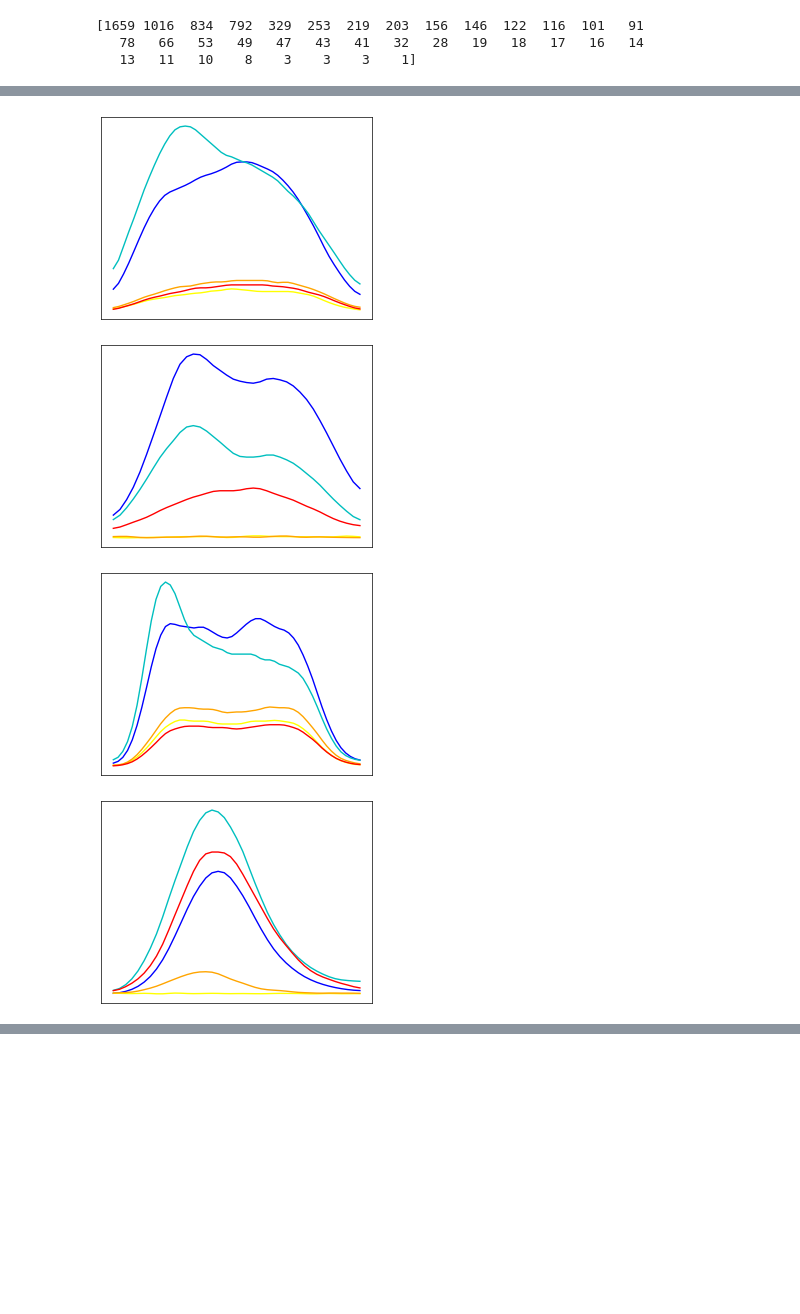
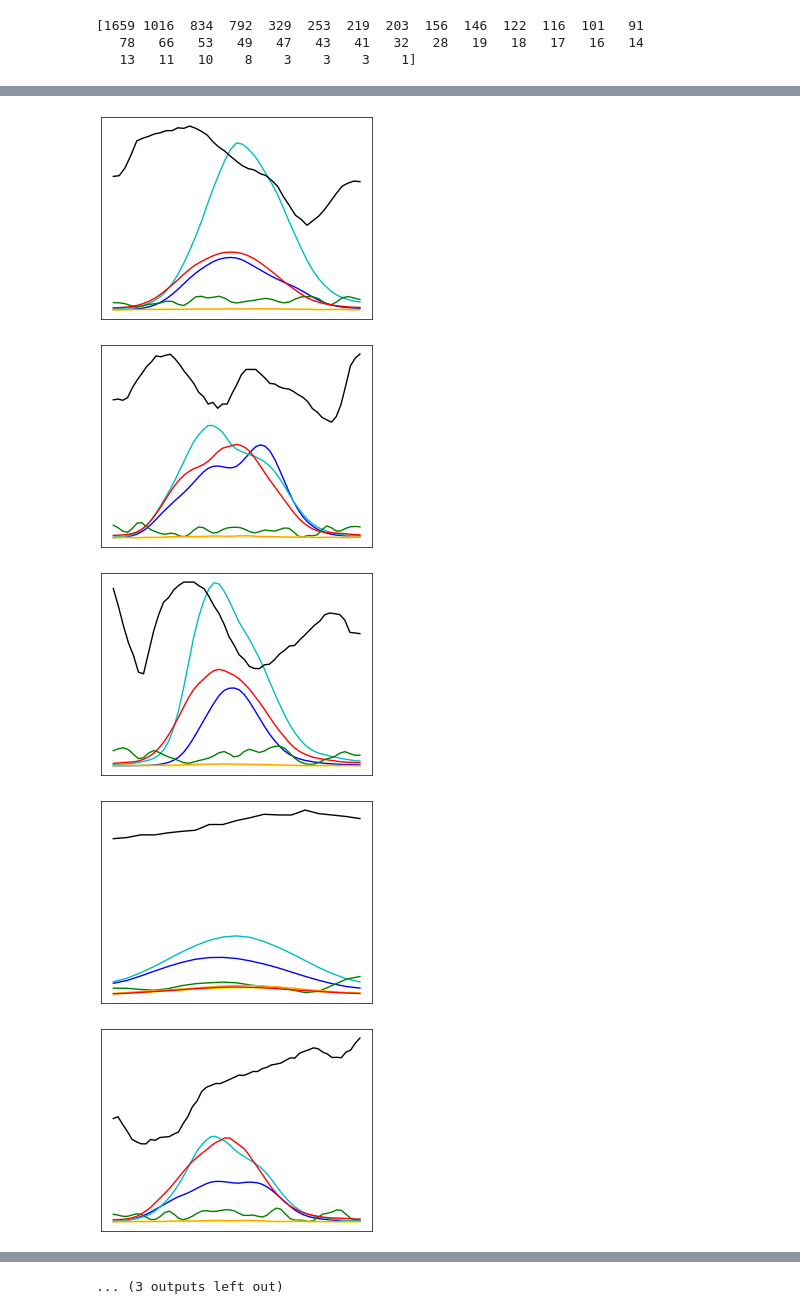
Before and after one commit to imveikka/multimodal_plankton_recognition, a Jupyter notebook: data_analysis.ipynb, the cells around one changed output, grey strips where cells are left out. Drawn from its saved outputs; the diff is of its cells as text; code cells hidden in the pictures; blank space fills up the shorter version.

```diff
--- a/data_analysis.ipynb
+++ b/data_analysis.ipynb
@@ -86,8 +97,0 @@ counter = Counter(list(map(table_len, X)))
-# %%
-
-_, ax = plt.subplots(figsize=(16, 8))
-ax.bar(*zip(*counter.items()), color='k')
-# ax.set_xscale('log')
-ax.set_xlabel('Profile length')
-ax.set_ylabel('$n$')
-ax.set_yscale('log')
@@ -97,8 +99,8 @@ ax.set_yscale('log')
 ### Visualization
 # %%
 def visualize(sample):
-    image = np.array(Image.open(image_dir / f"{sample.ID}.jpg"))
-    profile = pd.read_csv(profile_dir / f"{sample.ID}.csv")
+    image = np.array(Image.open(image_dir / f"{sample.X}.jpg"))
+    profile = pd.read_csv(profile_dir / f"{sample.X}.csv")
 
     styles = ['b', 'c', 'g', 'yellow', 'orange', 'r', 'k']
 
@@ -111,15 +113,15 @@ def visualize(sample):
     ax2.legend(loc=7, frameon=True, edgecolor='k', fancybox=False, bbox_to_anchor=(1.5, 0.5))
     ax2.set_xlabel('Index')
     ax2.set_ylabel('Value')
-    ax2.set_yscale('log')
+    ax2.set_yscale('symlog')
     ax2.set_ylim([profile.min().min(), None])
 
     fig.set_size_inches(8, 3)
 
-    plt.suptitle(f'Sample X={sample.ID}: {sample.class_name}')
-    plt.savefig(f'figures/{sample.ID}.pdf')
+    plt.suptitle(f'Sample X={sample.X}: {sample.class_name}')
+    plt.savefig(f'figures/{sample.X}.pdf')
     plt.show()
 
-for _, sample in annotations.sample(5).iterrows():
+for _, sample in annotations[annotations.iloc[:, -2:].T.all()].sample(5).iterrows():
     visualize(sample)
 # %% [output]
@@ -174,29 +172,26 @@ for _, sample in annotations[annotations.iloc[:, -2:].T.all()].sample(20).iterro
     x = sample.X
 
     image = Image.open(image_dir / f"{x}.jpg")
-    profile = pd.read_csv(profile_dir / f"{x}.csv")
-    profile = profile.iloc[:, [0, 1, 3, 4, 5]]
+    fluorescence = pd.read_csv(fluorence_dir / f"{x}.csv")
 
     h, w = image.size
 
     if h == w:
-        styles = ['b', 'c', 'yellow', 'orange', 'r']
+        styles = ['b', 'c', 'g', 'yellow', 'orange', 'r', 'k']
 
         fig, ax = plt.subplots()
 
 
-        profile = (profile - min_vals[[0, 1, 3, 4, 5]]) / (max_vals[[0, 1, 3, 4, 5]] - min_vals[[0, 1, 3, 4, 5]])
-        # profile = np.log(profile + 1)
-
-        ax = profile.plot(ax=ax, style=dict(zip(profile.columns, styles)))
+        fluorescence = (fluorescence - min_vals) / (max_vals - min_vals)
+        ax = fluorescence.plot(ax=ax, style=dict(zip(fluorescence.columns, styles)))
 
         ax.legend().set_visible(False)
 
         ax.get_xaxis().set_visible(False)
         ax.get_yaxis().set_visible(False)
 
-        # plt.savefig(f'figures/{x}_profile.pdf')
-        # image.save(f'figures/{x}_image.png')
+        plt.savefig(f'figures/{x}_profile.pdf')
+        image.save(f'figures/{x}_image.png')
 
         plt.show()
 # %% [output]
@@ -209,4 +204,5 @@ for _, sample in annotations[annotations.iloc[:, -2:].T.all()].sample(20).iterro
-[figure, old version]
+[figure, new version]
-[figure, old version]
+[figure, new version]
-[figure, old version]
+[figure, new version]
-[figure, old version]
+[figure, new version]
+[figure, added]
@@ -212,0 +210 @@ for _, sample in annotations[annotations.iloc[:, -2:].T.all()].sample(20).iterro
+... (3 outputs left out)
```
Also changed, not shown: parts of 8 cells of this notebook, 15 other files.
